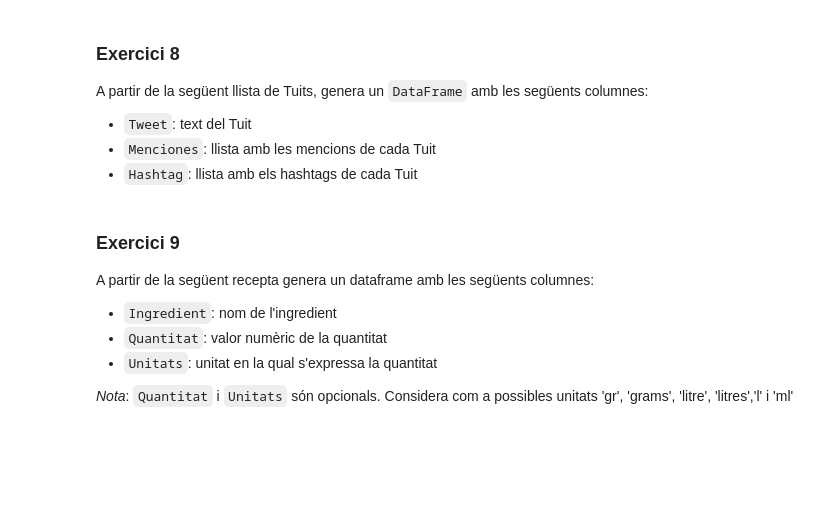
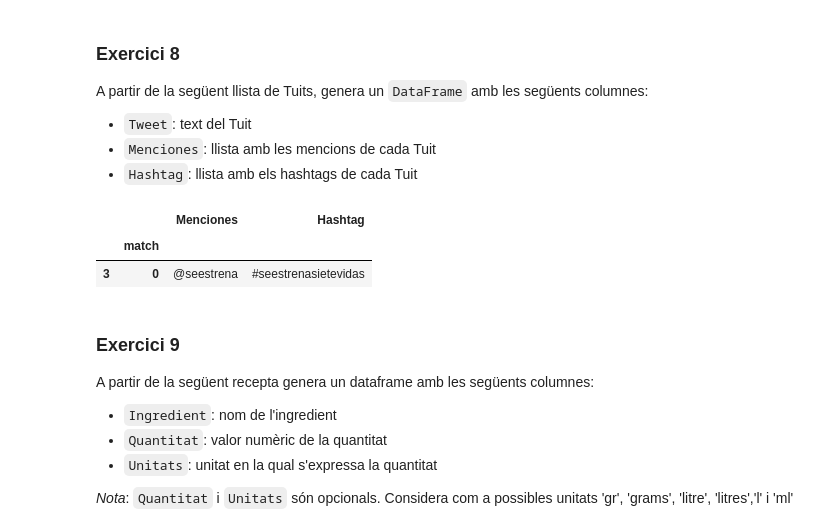
Before and after one commit to DavidSM2/Repo_PLN, a Jupyter notebook: Practicas/Pr1/P1_Expressions_regulars_VAL.ipynb, the cells around one changed output. Drawn from its saved outputs; the diff is of its cells as text; code cells hidden in the pictures; blank space fills up the shorter version.

```diff
--- a/Practicas/Pr1/P1_Expressions_regulars_VAL.ipynb
+++ b/Practicas/Pr1/P1_Expressions_regulars_VAL.ipynb
@@ -329,3 +339,11 @@ tweets = [
+# %%
+df = pd.DataFrame(tweets, columns=['tweets'])
+df['tweets'].str.extractall(r'(?P<Menciones>@[a-zA-Z_]+) (?P<Hashtag>#[a-zA-Z_]+)')
+#intentao ta
+# %% [output]
+|  |  | Menciones | Hashtag |
+|  | match |  |  |
+| 3 | 0 | @seestrena | #seestrenasietevidas |
 # %% [markdown]
 ### Exercici 9
 
```
Also changed, not shown: parts of 7 cells of this notebook, 1 other file.
